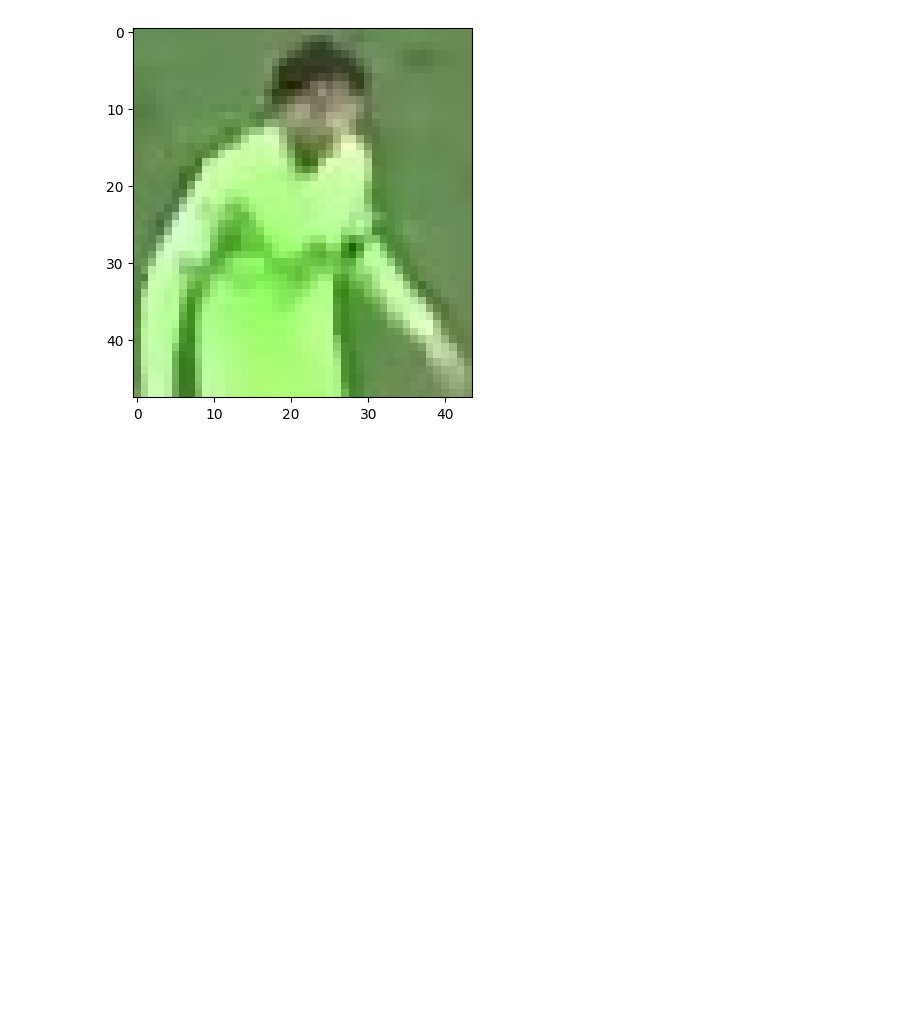
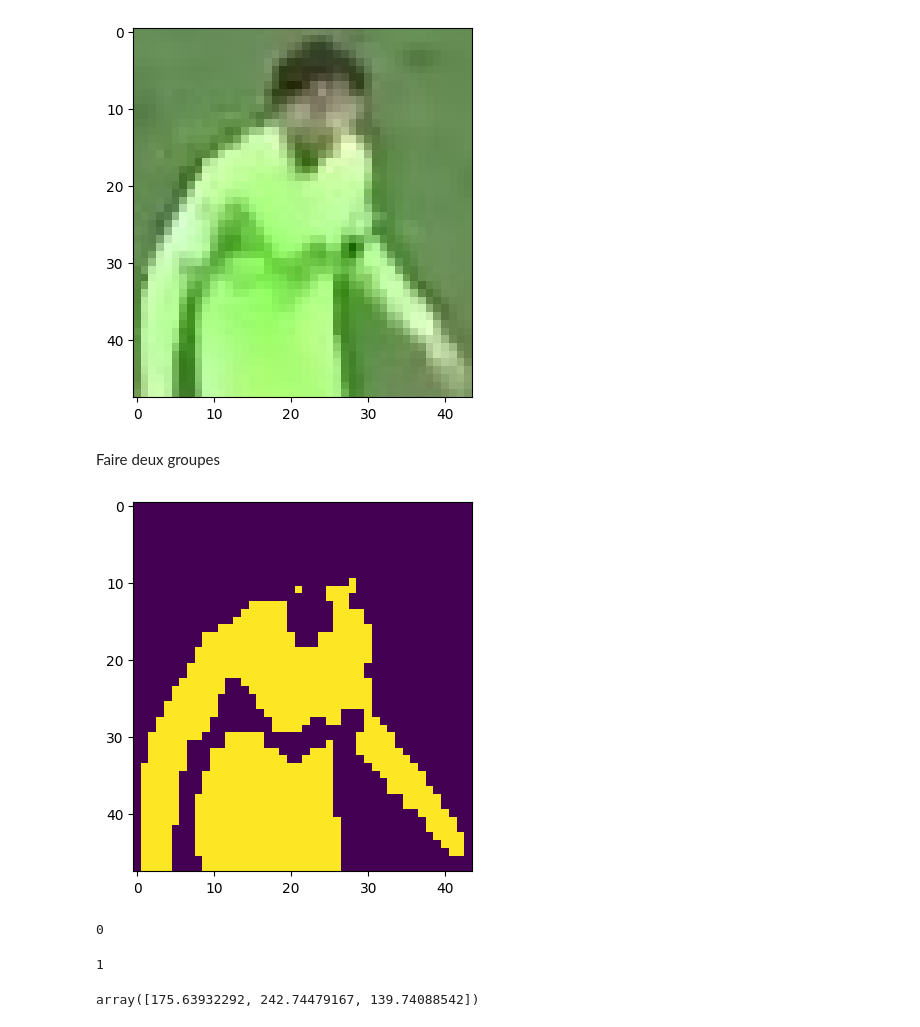
Before and after one commit to zazanono/FootballvisionEquipe5, a Jupyter notebook: video_foot_ml/developpement_et_analyse/ajout_couleurs.ipynb, the cells around one changed output. Saved outputs shown, nothing was run; the diff lists cells and outputs as text; code cells hidden in the pictures; blank space fills up the shorter version.

```diff
--- a/video_foot_ml/developpement_et_analyse/ajout_couleurs.ipynb
+++ b/video_foot_ml/developpement_et_analyse/ajout_couleurs.ipynb
@@ -18,3 +19,38 @@ plt.imshow(moitie_haut)
 plt.show()
 # %% [output]
 [figure]
+# %% [markdown]
+Faire deux groupes
+# %%
+ # Image -> tableau 2d
+image_2d = moitie_haut.reshape(-1,3)
+
+# Groupage k-means
+kmeans = KMeans(n_clusters=2, random_state=0).fit(image_2d)
+
+# get les labels des groupes
+labels = kmeans.labels_
+
+# Reformer pour correspondre à l'image de base
+images_groupees = labels.reshape(moitie_haut.shape[0], moitie_haut.shape[1])
+
+# Montrer l'image
+plt.imshow(images_groupees)
+plt.show()
+# %% [output]
+[figure, added]
+# %%
+groupe_coins = [images_groupees[0,0], images_groupees[0,-1], images_groupees[-1,0], images_groupees[-1,-1]]
+groupe_nonjoueurs = max(set(groupe_coins), key=groupe_coins.count)
+print(groupe_nonjoueurs)
+# %% [output]
+0
+# %%
+groupe_joueurs = 1-groupe_nonjoueurs
+print(groupe_joueurs)
+# %% [output]
+1
+# %%
+kmeans.cluster_centers_[groupe_joueurs]
+# %% [output]
+array([175.63932292, 242.74479167, 139.74088542])
```
Also changed, not shown: parts of 1 cell of this notebook, 5 other files.
